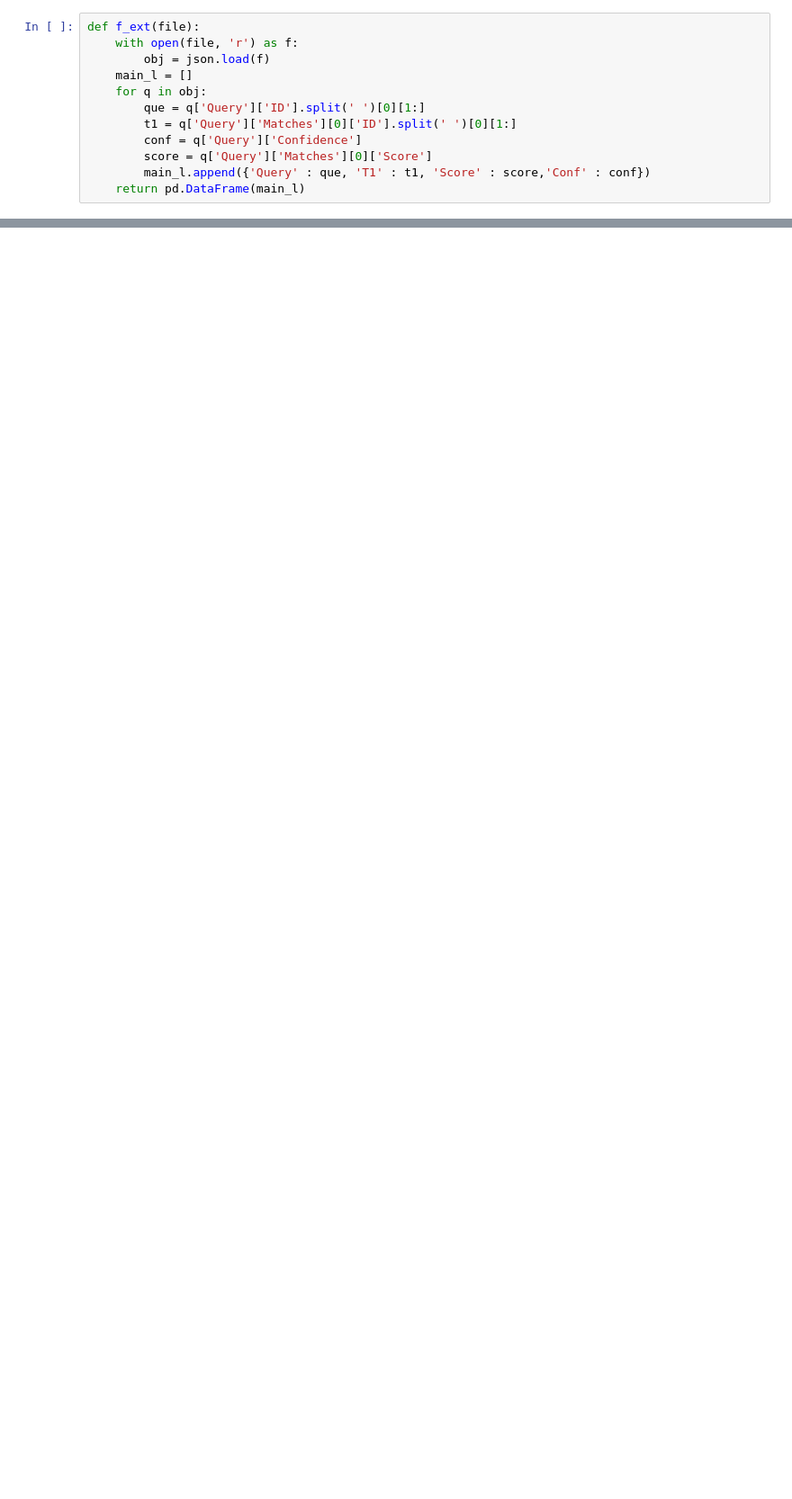
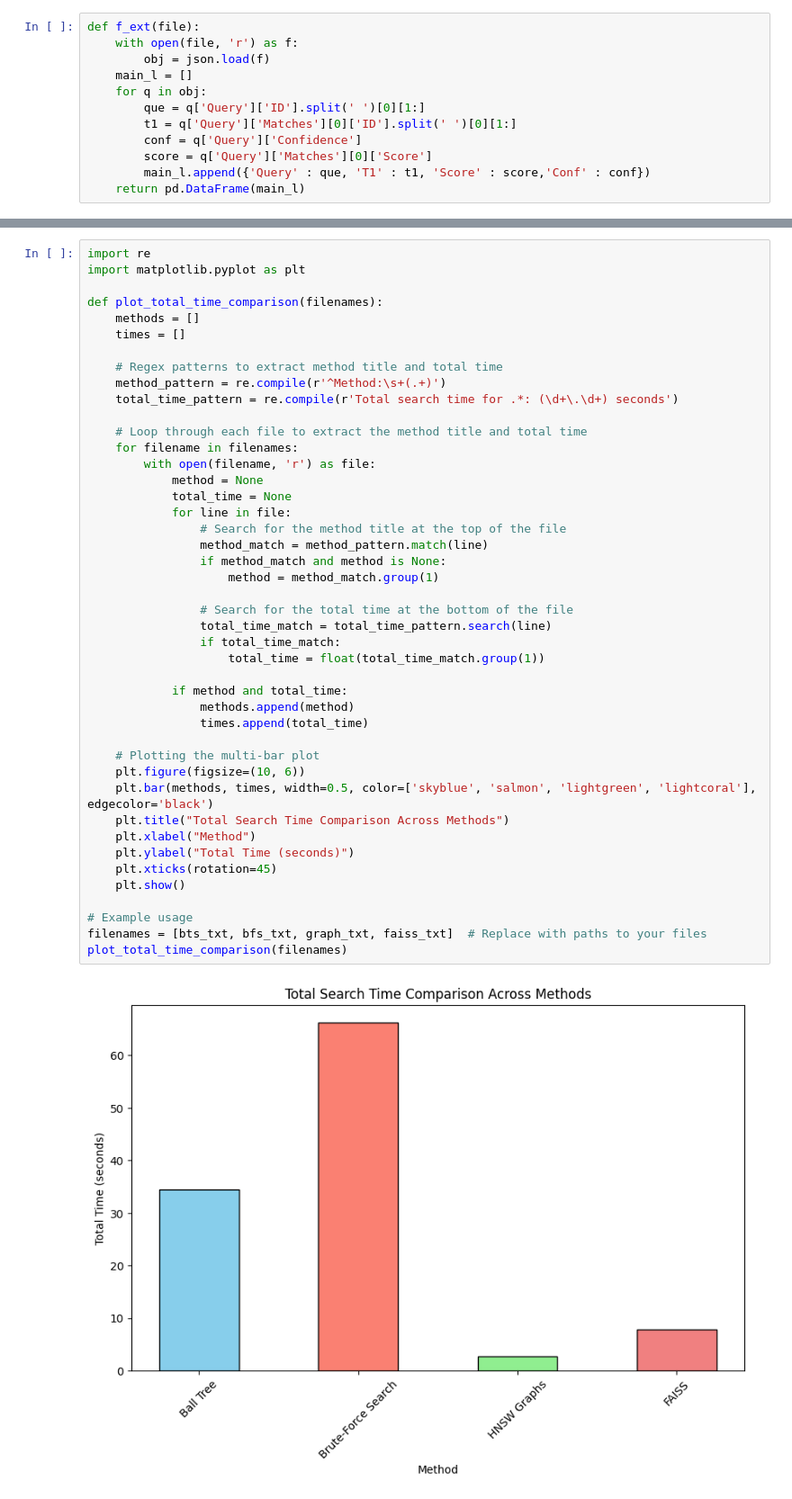
Before and after one commit to sakshmenon/PLM, a Jupyter notebook: Data Visualizing/5 Way Venn Plots/5 Venn Rep.ipynb, the cells around one changed output, grey strips where cells are left out. Shown: that part at 90% size. Drawn from its saved outputs; the diff is of its cells as text; blank space fills up the shorter version.

Commit message:
5 method similarity search

```diff
--- a/Data Visualizing/5 Way Venn Plots/5 Venn Rep.ipynb
+++ b/Data Visualizing/5 Way Venn Plots/5 Venn Rep.ipynb
@@ -222,0 +554,46 @@ Name: Score, Length: 5076, dtype: float64
+# %%
+import re
+import matplotlib.pyplot as plt
+
+def plot_total_time_comparison(filenames):
+    methods = []
+    times = []
+
+    # Regex patterns to extract method title and total time
+    method_pattern = re.compile(r'^Method:\s+(.+)')
+    total_time_pattern = re.compile(r'Total search time for .*: (\d+\.\d+) seconds')
+
+    # Loop through each file to extract the method title and total time
+    for filename in filenames:
+        with open(filename, 'r') as file:
+            method = None
+            total_time = None
+            for line in file:
+                # Search for the method title at the top of the file
+                method_match = method_pattern.match(line)
+                if method_match and method is None:
+                    method = method_match.group(1)
+
+                # Search for the total time at the bottom of the file
+                total_time_match = total_time_pattern.search(line)
+                if total_time_match:
+                    total_time = float(total_time_match.group(1))
+
+            if method and total_time:
+                methods.append(method)
+                times.append(total_time)
+
+    # Plotting the multi-bar plot
+    plt.figure(figsize=(10, 6))
+    plt.bar(methods, times, width=0.5, color=['skyblue', 'salmon', 'lightgreen', 'lightcoral'], edgecolor='black')
+    plt.title("Total Search Time Comparison Across Methods")
+    plt.xlabel("Method")
+    plt.ylabel("Total Time (seconds)")
+    plt.xticks(rotation=45)
+    plt.show()
+
+# Example usage
+filenames = [bts_txt, bfs_txt, graph_txt, faiss_txt]  # Replace with paths to your files
+plot_total_time_comparison(filenames)
+# %% [output]
+[figure, added]
```
Also changed, not shown: parts of 17 cells of this notebook, 27 other files.
